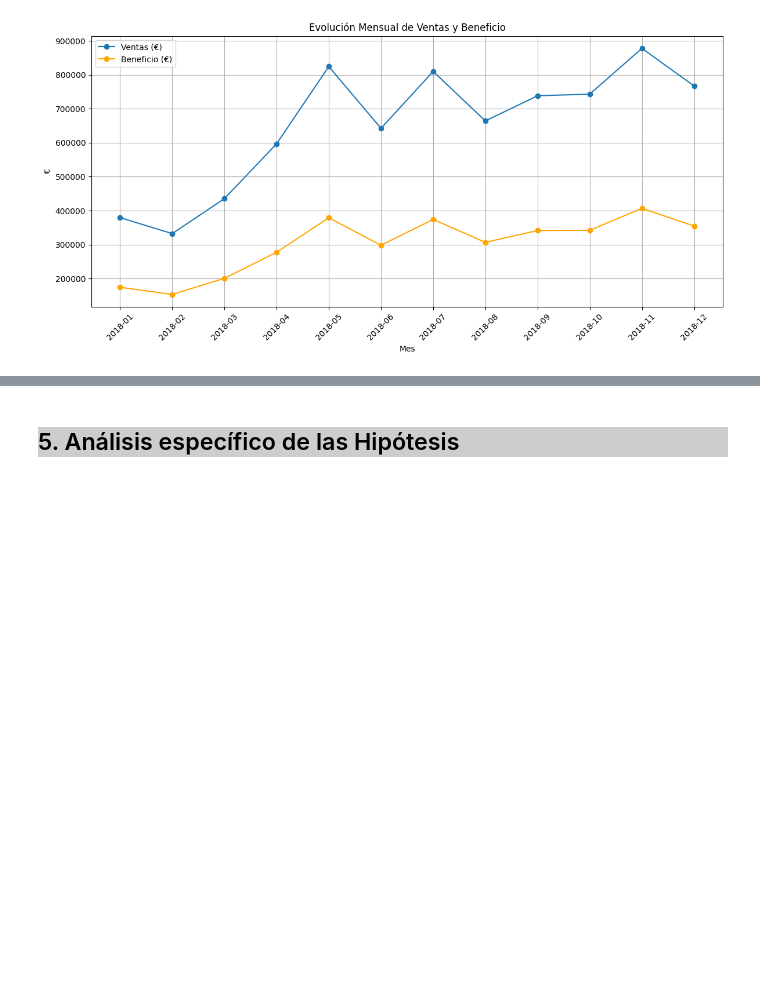
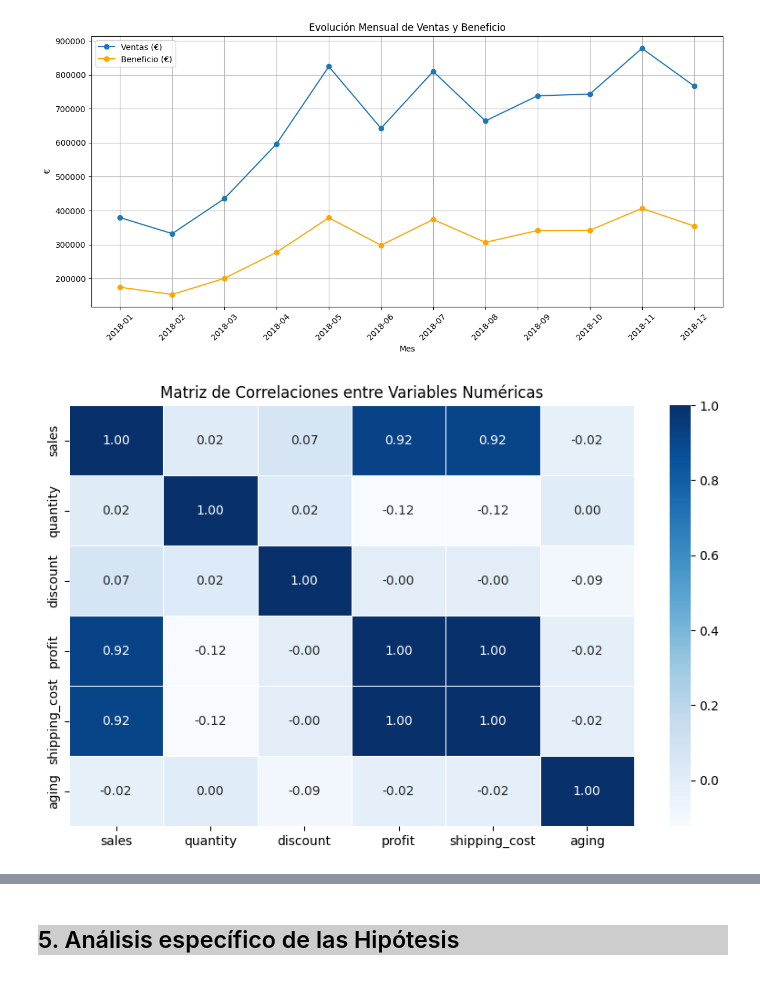
Before and after one commit to xdelrey/EDA-mobile-ecommerce, a Jupyter notebook: src/memoria.ipynb, the cells around one changed output, grey strips where cells are left out. Drawn from its saved outputs; the diff is of its cells as text; code cells hidden in the pictures; blank space fills up the shorter version.

```diff
--- a/src/memoria.ipynb
+++ b/src/memoria.ipynb
@@ -856,6 +856,29 @@ plt.tight_layout()
 plt.show()
 # %% [output]
 [figure]
+# %%
+# Gráfico de correlaciones para mapa de calor
+
+# Filtramos las variables numéricas
+variables_correlacion = ['sales', 'quantity', 'discount', 'profit', 'shipping_cost', 'aging']
+corr_data = df_2c[variables_correlacion]
+
+# Calculamos la matriz de correlación
+corr_matrix = corr_data.corr()
+
+# Mostramos el mapa de calor / heatmap
+plt.figure(figsize=(10, 6))
+sns.heatmap(
+    corr_matrix,
+    annot=True,
+    cmap='Blues',
+    fmt='.2f',
+    linewidths=0.5
+    )
+plt.title('Matriz de Correlaciones entre Variables Numéricas')
+plt.show()
+# %% [output]
+[figure, added]
 # %% [markdown]
 #### Observaciones generales sobre el Dataset 2
 
```
Also changed, not shown: parts of 10 cells of this notebook, 6 other files.
